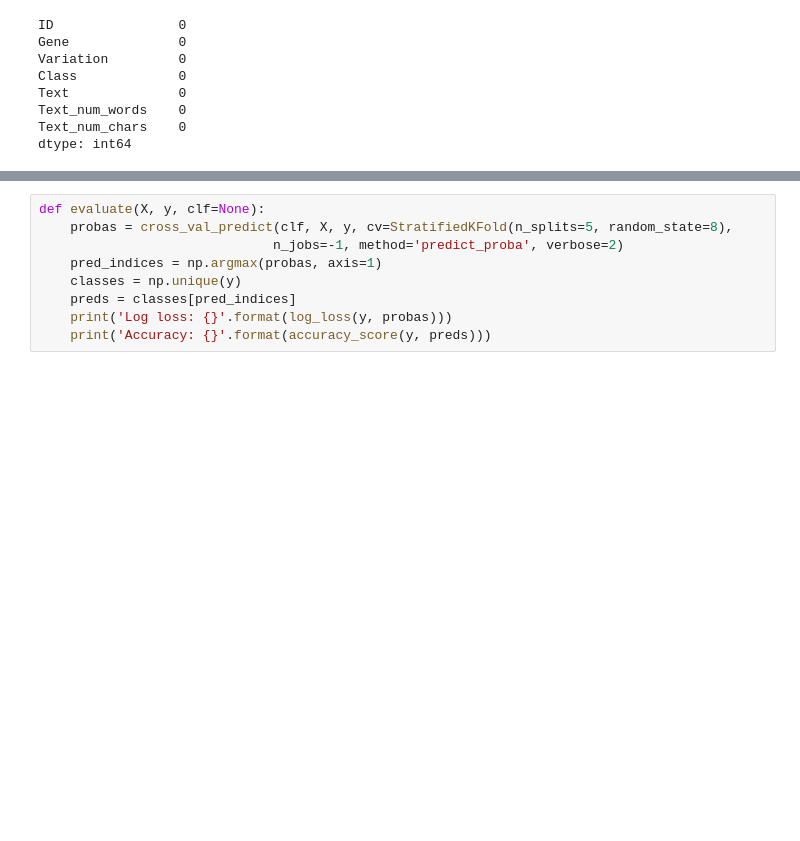
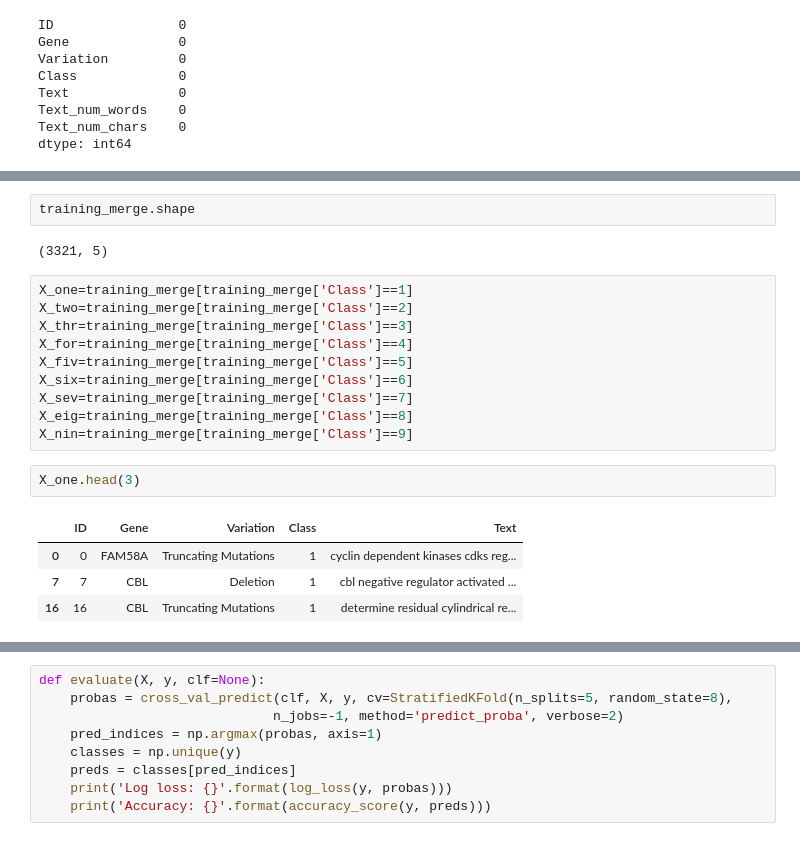
Before and after one commit to RealRadOne/PersonalizedMedicine, a Jupyter notebook: xgboost-sampling (1).ipynb, the cells around one changed output, grey strips where cells are left out. Drawn from its saved outputs; the diff is of its cells as text; blank space fills up the shorter version.

```diff
--- a/xgboost-sampling (1).ipynb
+++ b/xgboost-sampling (1).ipynb
@@ -195,0 +730,21 @@ X_test_tfidfmatrix.shape
+# %%
+training_merge.shape
+# %% [output]
+(3321, 5)
+# %%
+X_one=training_merge[training_merge['Class']==1]
+X_two=training_merge[training_merge['Class']==2]
+X_thr=training_merge[training_merge['Class']==3]
+X_for=training_merge[training_merge['Class']==4]
+X_fiv=training_merge[training_merge['Class']==5]
+X_six=training_merge[training_merge['Class']==6]
+X_sev=training_merge[training_merge['Class']==7]
+X_eig=training_merge[training_merge['Class']==8]
+X_nin=training_merge[training_merge['Class']==9]
+# %%
+X_one.head(3)
+# %% [output]
+|  | ID | Gene | Variation | Class | Text |
+| 0 | 0 | FAM58A | Truncating Mutations | 1 | cyclin dependent kinases cdks reg... |
+| 7 | 7 | CBL | Deletion | 1 | cbl negative regulator activated ... |
+| 16 | 16 | CBL | Truncating Mutations | 1 | determine residual cylindrical re... |
```
Also changed, not shown: parts of 130 cells of this notebook.
